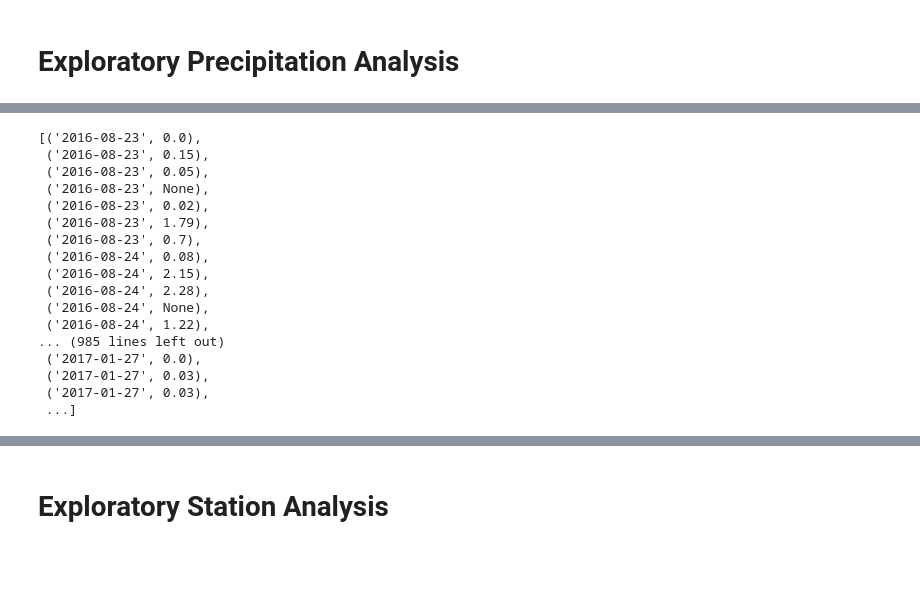
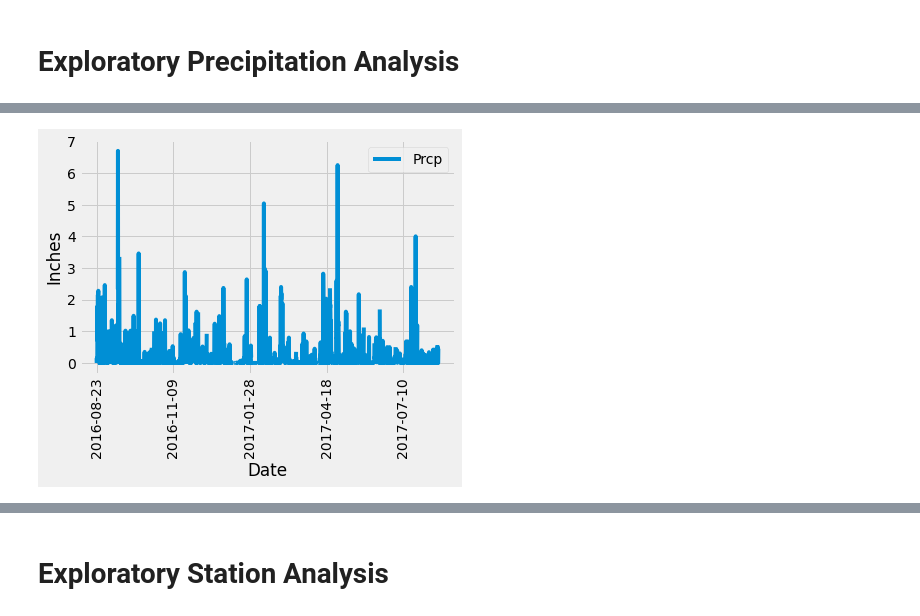
Before and after one commit to MrMrRPG/sqlalchemy_challenge, a Jupyter notebook: climate_starter.ipynb, the cells around one changed output, grey strips where cells are left out. Cells and saved outputs as stored; diff of their text form; code cells hidden in the pictures; blank space fills up the shorter version.

Commit message:
prcp analysis done

```diff
--- a/climate_starter.ipynb
+++ b/climate_starter.ipynb
@@ -40,40 +40,36 @@ last_date
 # %%
 # Design a query to retrieve the last 12 months of precipitation data and plot the results.
 # Starting from the most recent data point in the database.
 
 # Calculate the date one year from the last date in data set.
 a_year_ago = dt.date(2017, 8, 23) - dt.timedelta(days=365)
 # a_year_ago
 
 # Perform a query to retrieve the data and precipitation scores
 date_prcp = session.query(measurement.date, measurement.prcp).\
 	filter(measurement.date >= a_year_ago).\
 	order_by(measurement.date).all()
 
 # Save the query results as a Pandas DataFrame and set the index to the date column
-
+date_prcp_pd = pd.DataFrame(date_prcp, columns = ['Date', 'Prcp'])
+# date_prcp_pd.head(15)
 
 # Sort the dataframe by date
-
+sortby_date = date_prcp_pd.sort_values(by="Date")
 
 # Use Pandas Plotting with Matplotlib to plot the data
+sortby_date.plot("Date", "Prcp")
+plt.ylabel("Inches")
+plt.xlabel("Date")
+
+unique_dates = sortby_date["Date"].unique()
+# x_axis = np.arange(len(sortby_date))
+# tick_locations = [value for value in x_axis]
+
+plt.xticks(rotation = 'vertical')
+
+plt.show()
 # %% [output]
-[('2016-08-23', 0.0),
- ('2016-08-23', 0.15),
- ('2016-08-23', 0.05),
- ('2016-08-23', None),
- ('2016-08-23', 0.02),
- ('2016-08-23', 1.79),
- ('2016-08-23', 0.7),
- ('2016-08-24', 0.08),
- ('2016-08-24', 2.15),
- ('2016-08-24', 2.28),
- ('2016-08-24', None),
- ('2016-08-24', 1.22),
-... (985 lines left out)
- ('2017-01-27', 0.0),
- ('2017-01-27', 0.03),
- ('2017-01-27', 0.03),
- ...]
+[figure, added]
 # %%
 # Use Pandas to calcualte the summary statistics for the precipitation data
```
Also changed, not shown: parts of 2 cells of this notebook.
